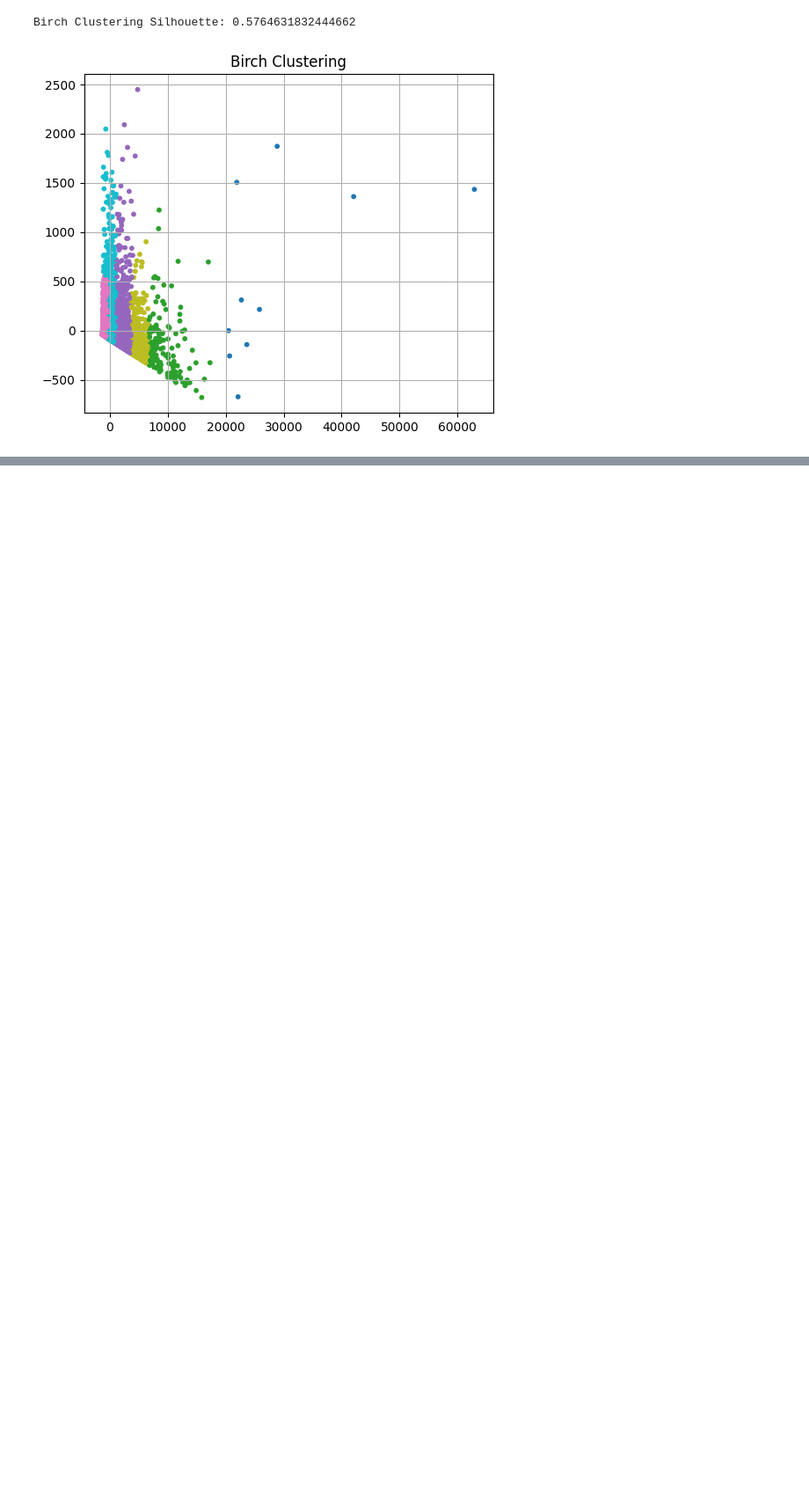
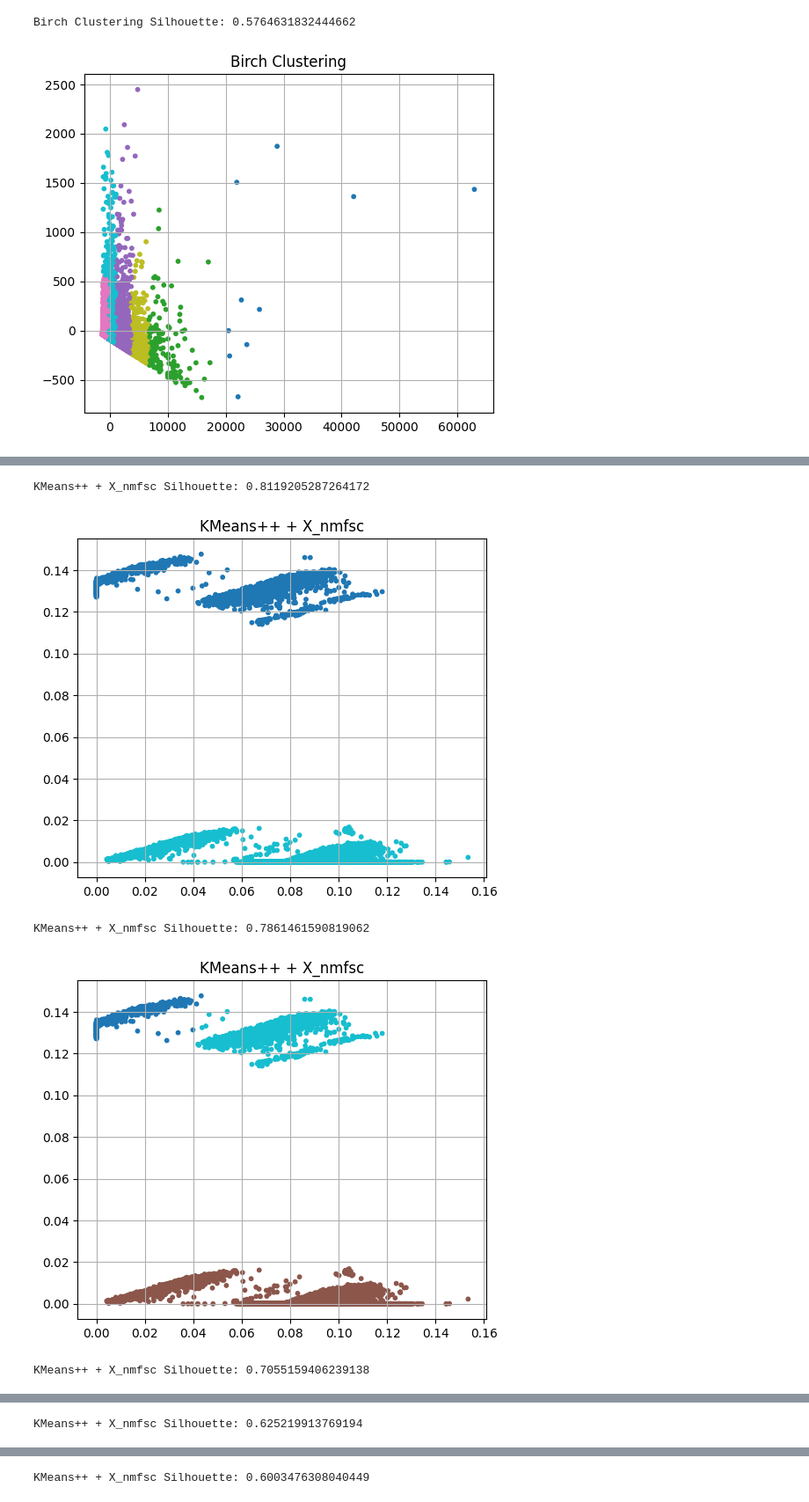
Before and after one commit to NikolaDjajic/Diplomski, a Jupyter notebook: shopper_intention_clustering.ipynb, the cells around one changed output, grey strips where cells are left out. Shown at 88% size. Drawn from its saved outputs; the diff is of its cells as text; code cells hidden in the pictures; blank space fills up the shorter version.

```diff
--- a/shopper_intention_clustering.ipynb
+++ b/shopper_intention_clustering.ipynb
@@ -232,0 +281,12 @@ Birch Clustering Silhouette: 0.5764631832444662
+# %%
+for i in range(2,7):
+    kmeans = KMeans(n_clusters=i , init='k-means++', random_state=123)
+
+    labels_kmeans_pca = kmeans.fit_predict(X_nmfsc)
+    plot_clusters_pca(X_nmfsc, labels_kmeans_pca, 'KMeans++ + X_nmfsc')
+# %% [output]
+KMeans++ + X_nmfsc Silhouette: 0.8119205287264172
+[figure, added]
+KMeans++ + X_nmfsc Silhouette: 0.7861461590819062
+[figure, added]
+KMeans++ + X_nmfsc Silhouette: 0.7055159406239138
@@ -232,0 +294 @@ Birch Clustering Silhouette: 0.5764631832444662
+KMeans++ + X_nmfsc Silhouette: 0.625219913769194
@@ -232,0 +296 @@ Birch Clustering Silhouette: 0.5764631832444662
+KMeans++ + X_nmfsc Silhouette: 0.6003476308040449
```
Also changed, not shown: parts of 10 cells of this notebook, 1 other file.
